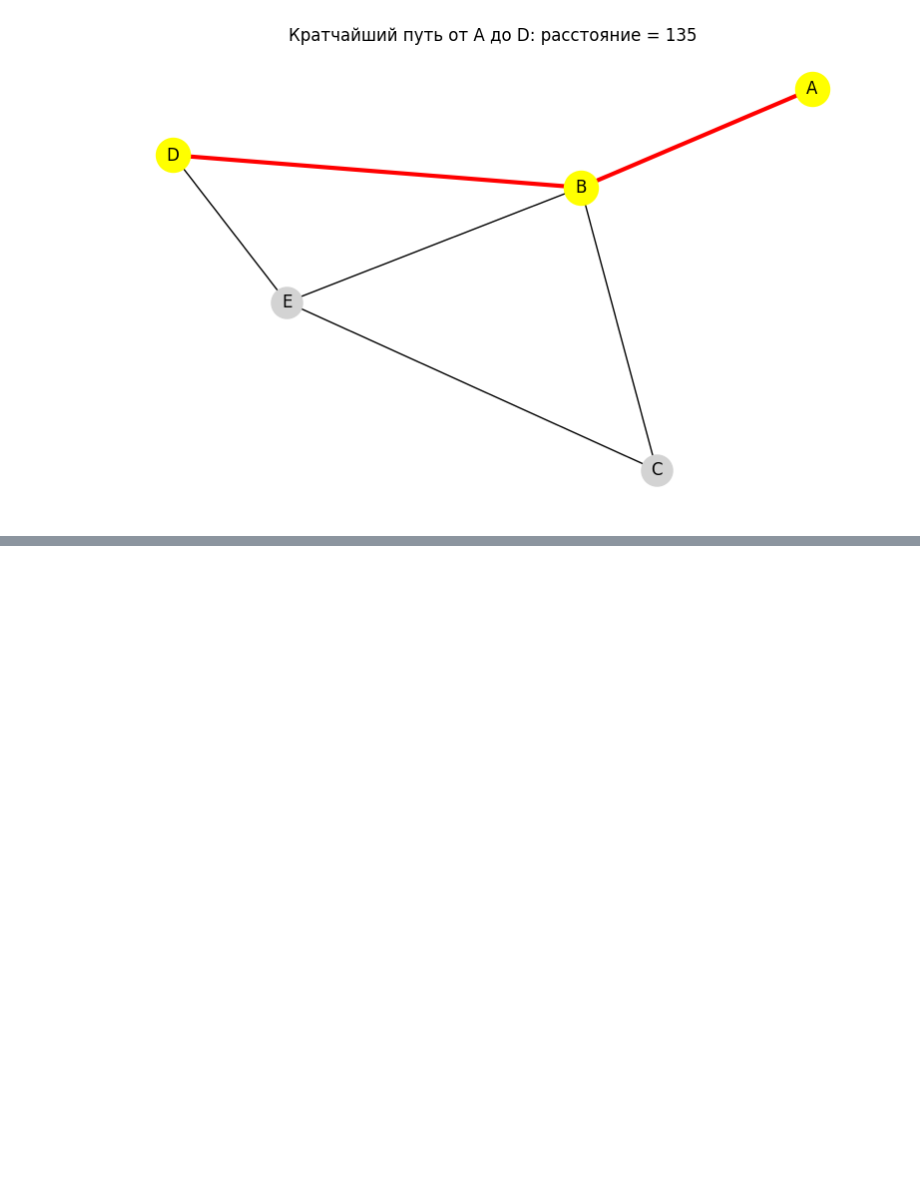
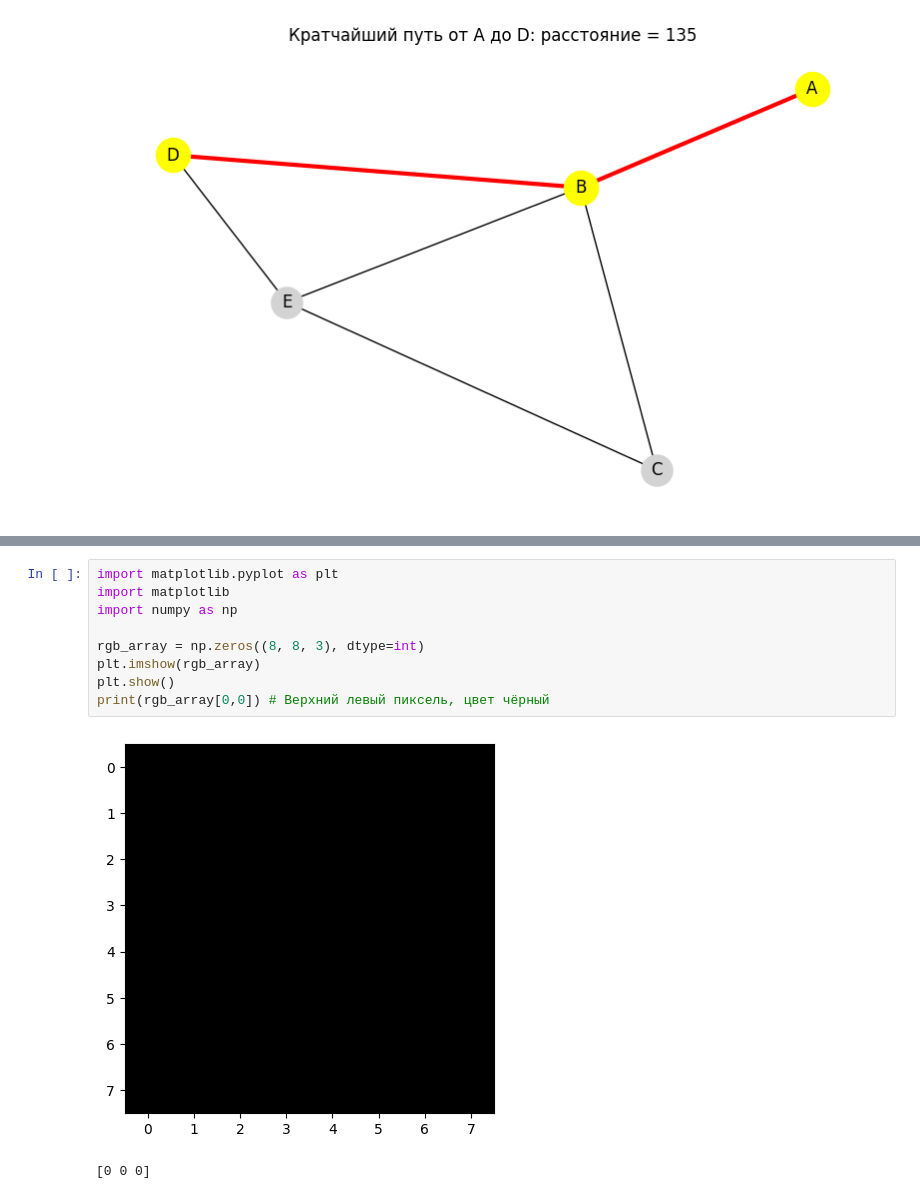
Before and after one commit to Vladimir-Kozomazov/Vladimir-Kozomazov.github.io, a Jupyter notebook: Софа_матмод.ipynb, the cells around one changed output, grey strips where cells are left out. Drawn from its saved outputs; the diff is of its cells as text; blank space fills up the shorter version.

```diff
--- a/Софа_матмод.ipynb
+++ b/Софа_матмод.ipynb
@@ -2077,0 +2154,12 @@ plt.show()
+# %%
+import matplotlib.pyplot as plt
+import matplotlib
+import numpy as np
+
+rgb_array = np.zeros((8, 8, 3), dtype=int)
+plt.imshow(rgb_array)
+plt.show()
+print(rgb_array[0,0]) # Верхний левый пиксель, цвет чёрный
+# %% [output]
+[figure, added]
+[0 0 0]
```
Also changed, not shown: parts of 9 cells of this notebook.
